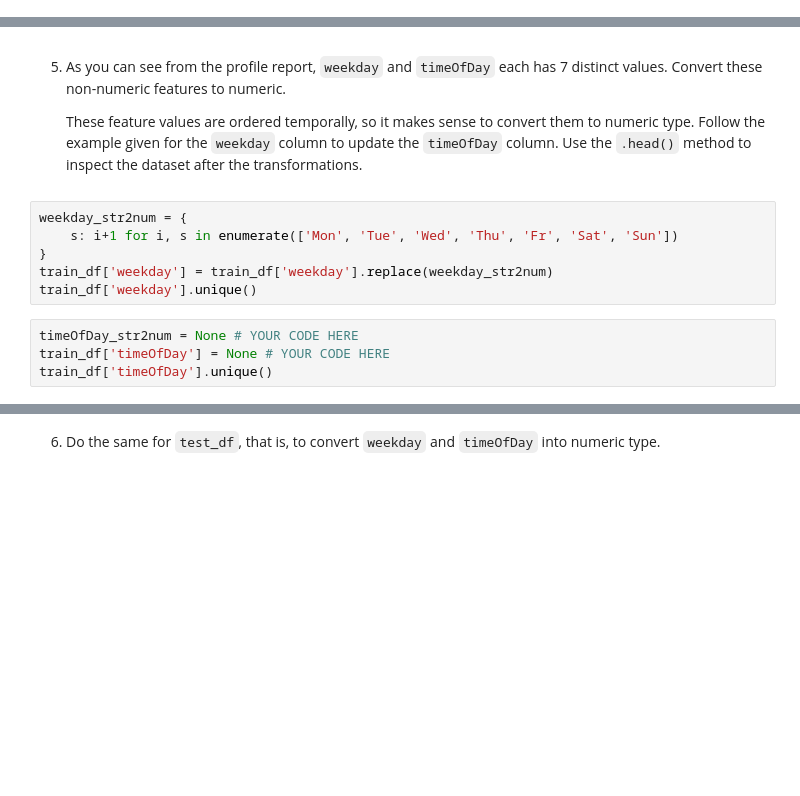
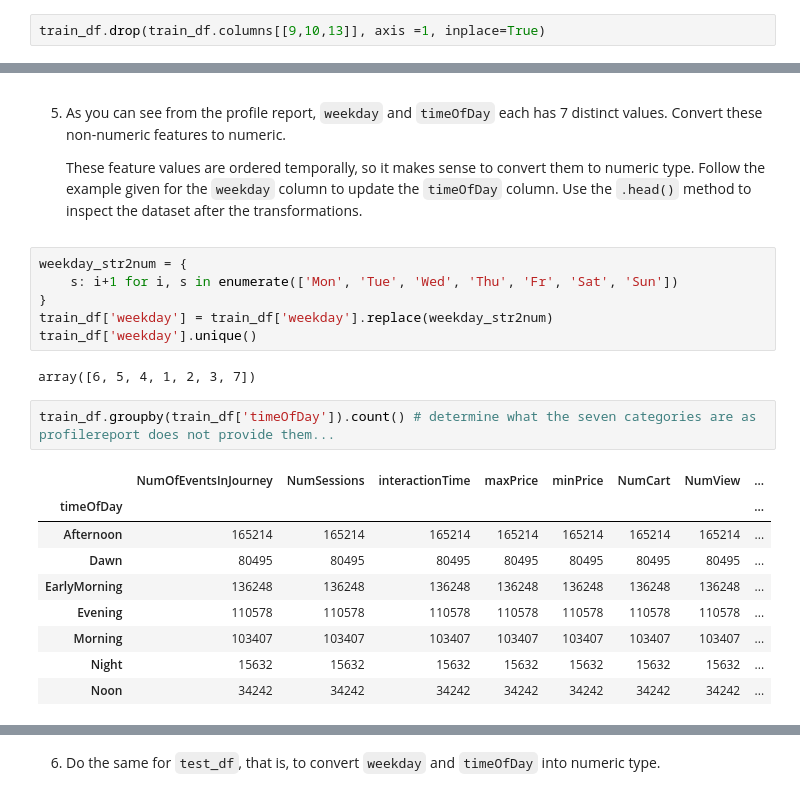
Before and after one commit to skflwright/FourthBrain, a Jupyter notebook: assignments/week-06-supervised-ml/nb/electronics-purchase-prediction.ipynb, the cells around one changed output, grey strips where cells are left out. Drawn from its saved outputs; the diff is of its cells as text; blank space fills up the shorter version.

```diff
--- a/assignments/week-06-supervised-ml/nb/electronics-purchase-prediction.ipynb
+++ b/assignments/week-06-supervised-ml/nb/electronics-purchase-prediction.ipynb
@@ -151,4 +178,6 @@ AttributeError: 'DataFrame' object has no attribute 'to_notebook_iframe'
 These features are not informative, so we remove the three features from the training set. To do this, pass the `columns` argument to the `.drop()` method.
 Make sure to use `inplace=True` to modify the DataFrame.
 Print the shape of the DataFrames to verify the columns were dropped.
+# %%
+train_df.drop(train_df.columns[[9,10,13]], axis =1, inplace=True)
 # %%
@@ -173,7 +215,17 @@ weekday_str2num = {
 }
 train_df['weekday'] = train_df['weekday'].replace(weekday_str2num)
 train_df['weekday'].unique()
+# %% [output]
+array([6, 5, 4, 1, 2, 3, 7])
-# %%
-timeOfDay_str2num = None # YOUR CODE HERE
-train_df['timeOfDay'] = None # YOUR CODE HERE
-train_df['timeOfDay'].unique()
+# %%
+train_df.groupby(train_df['timeOfDay']).count() # determine what the seven categories are as profilereport does not provide them...
+# %% [output]
+|  | NumOfEventsInJourney | NumSessions | interactionTime | maxPrice | minPrice | NumCart | NumView | ... |
+| timeOfDay |  |  |  |  |  |  |  | ... |
+| Afternoon | 165214 | 165214 | 165214 | 165214 | 165214 | 165214 | 165214 | ... |
+| Dawn | 80495 | 80495 | 80495 | 80495 | 80495 | 80495 | 80495 | ... |
+| EarlyMorning | 136248 | 136248 | 136248 | 136248 | 136248 | 136248 | 136248 | ... |
+| Evening | 110578 | 110578 | 110578 | 110578 | 110578 | 110578 | 110578 | ... |
+| Morning | 103407 | 103407 | 103407 | 103407 | 103407 | 103407 | 103407 | ... |
+| Night | 15632 | 15632 | 15632 | 15632 | 15632 | 15632 | 15632 | ... |
+| Noon | 34242 | 34242 | 34242 | 34242 | 34242 | 34242 | 34242 | ... |
```
Also changed, not shown: parts of 20 cells of this notebook, 1 other file.
